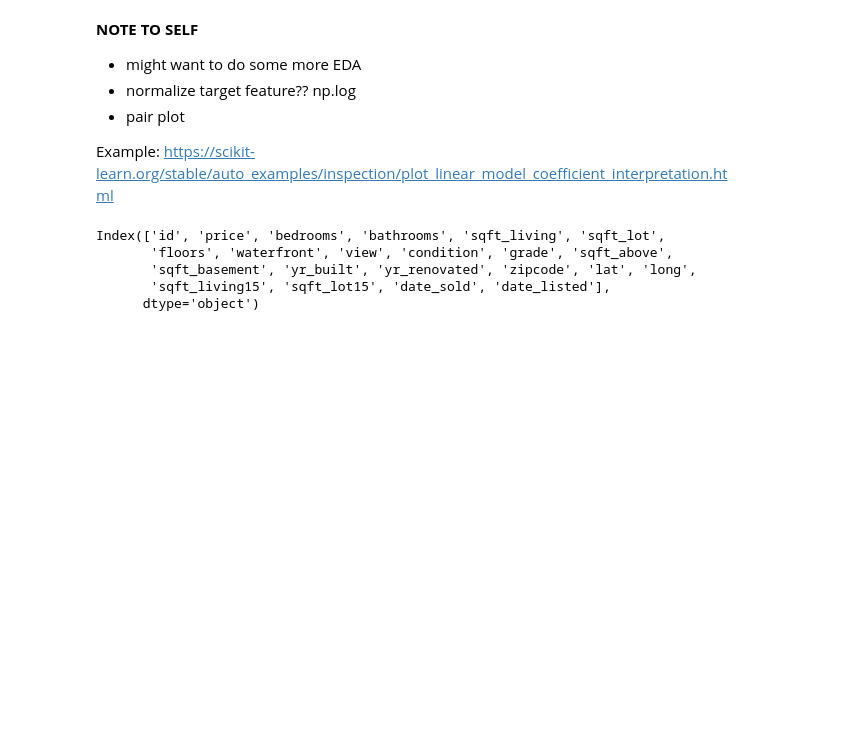
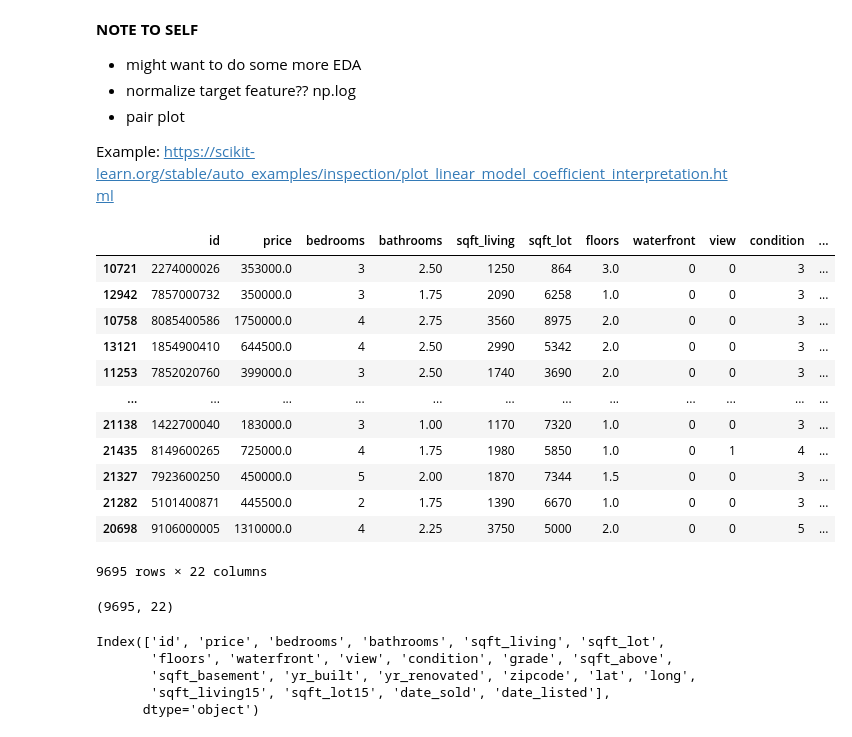
Before and after one commit to fastforwardlabs/continuous-monitoring, a Jupyter notebook: notebooks/first_take.ipynb, the cells around one changed output. Cells and saved outputs as stored; diff of their text form; code cells hidden in the pictures; blank space fills up the shorter version.

```diff
--- a/notebooks/first_take.ipynb
+++ b/notebooks/first_take.ipynb
@@ -134,6 +137,29 @@ Job 3. Build report for properties SOLD in the last X months
 - pair plot
 
 Example: https://scikit-learn.org/stable/auto_examples/inspection/plot_linear_model_coefficient_interpretation.html
+# %%
+prod_path = "../data/working/prod_df.pkl"
+prod_df = pd.read_pickle(prod_path)
+# %%
+prod_df
+# %% [output]
+|  | id | price | bedrooms | bathrooms | sqft_living | sqft_lot | floors | waterfront | view | condition | ... |
+| 10721 | 2274000026 | 353000.0 | 3 | 2.50 | 1250 | 864 | 3.0 | 0 | 0 | 3 | ... |
+| 12942 | 7857000732 | 350000.0 | 3 | 1.75 | 2090 | 6258 | 1.0 | 0 | 0 | 3 | ... |
+| 10758 | 8085400586 | 1750000.0 | 4 | 2.75 | 3560 | 8975 | 2.0 | 0 | 0 | 3 | ... |
+| 13121 | 1854900410 | 644500.0 | 4 | 2.50 | 2990 | 5342 | 2.0 | 0 | 0 | 3 | ... |
+| 11253 | 7852020760 | 399000.0 | 3 | 2.50 | 1740 | 3690 | 2.0 | 0 | 0 | 3 | ... |
+| ... | ... | ... | ... | ... | ... | ... | ... | ... | ... | ... | ... |
+| 21138 | 1422700040 | 183000.0 | 3 | 1.00 | 1170 | 7320 | 1.0 | 0 | 0 | 3 | ... |
+| 21435 | 8149600265 | 725000.0 | 4 | 1.75 | 1980 | 5850 | 1.0 | 0 | 1 | 4 | ... |
+| 21327 | 7923600250 | 450000.0 | 5 | 2.00 | 1870 | 7344 | 1.5 | 0 | 0 | 3 | ... |
+| 21282 | 5101400871 | 445500.0 | 2 | 1.75 | 1390 | 6670 | 1.0 | 0 | 0 | 3 | ... |
+| 20698 | 9106000005 | 1310000.0 | 4 | 2.25 | 3750 | 5000 | 2.0 | 0 | 0 | 5 | ... |
+9695 rows × 22 columns
+# %%
+prod_df.shape
+# %% [output]
+(9695, 22)
 # %%
 train_path = "../data/working/train_df.pkl"
 train_df = pd.read_pickle(train_path)
```
Also changed, not shown: parts of 3 cells of this notebook, 1 other file.
